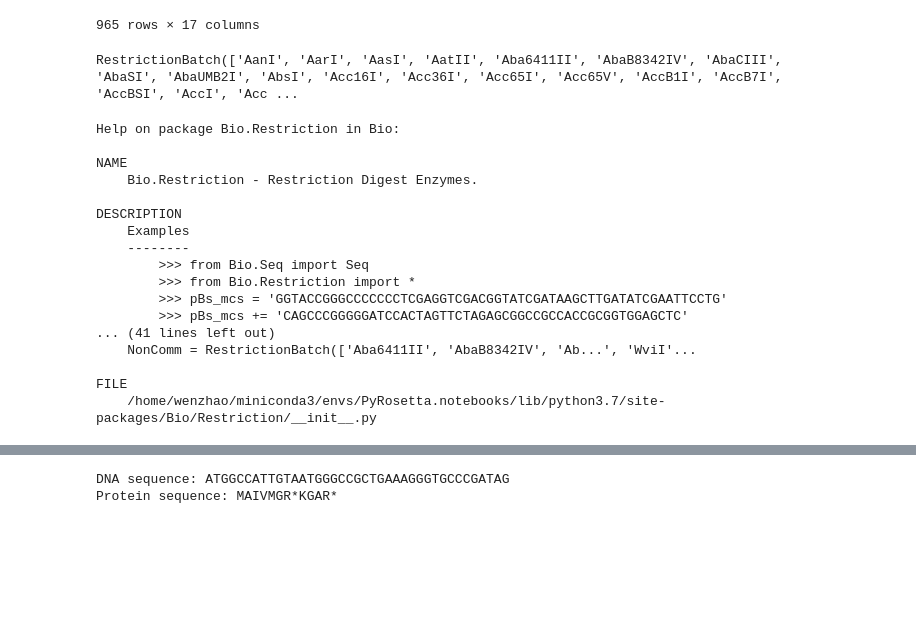
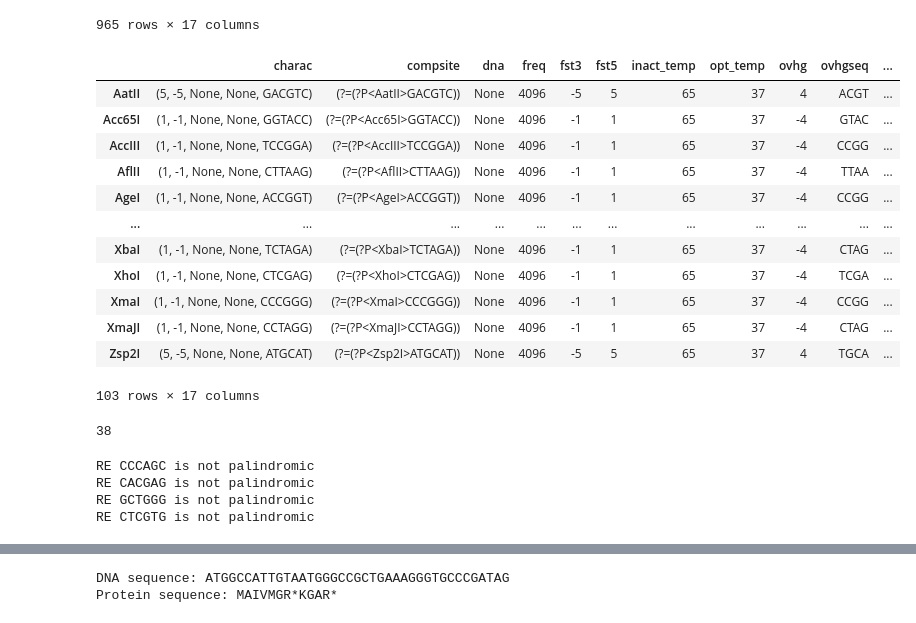
Before and after one commit to Wenzhao-protein/clone_repeat_protein, a Jupyter notebook: get_re_ dict/get_re_site.ipynb, the cells around one changed output, grey strips where cells are left out. Drawn from its saved outputs; the diff is of its cells as text; code cells hidden in the pictures; blank space fills up the shorter version.

```diff
--- a/get_re_ dict/get_re_site.ipynb
+++ b/get_re_ dict/get_re_site.ipynb
@@ -94,27 +93,46 @@ df
 | ZrmI | (3, -3, None, None, AGTACT) | (?=(?P<ZrmI>AGTACT)) | None | 4096 | -3 | 3 | 65 | 37 | 0 |  | ... |
 | Zsp2I | (5, -5, None, None, ATGCAT) | (?=(?P<Zsp2I>ATGCAT)) | None | 4096 | -5 | 5 | 65 | 37 | 4 | TGCA | ... |
 965 rows × 17 columns
-# %%
-Bio.Restriction.AllEnzymes
-# %% [output]
-RestrictionBatch(['AanI', 'AarI', 'AasI', 'AatII', 'Aba6411II', 'AbaB8342IV', 'AbaCIII', 'AbaSI', 'AbaUMB2I', 'AbsI', 'Acc16I', 'Acc36I', 'Acc65I', 'Acc65V', 'AccB1I', 'AccB7I', 'AccBSI', 'AccI', 'Acc ...
-# %%
-help(Bio.Restriction)
-# %% [output]
-Help on package Bio.Restriction in Bio:
-
-NAME
-    Bio.Restriction - Restriction Digest Enzymes.
-
-DESCRIPTION
-    Examples
-    --------
-        >>> from Bio.Seq import Seq
-        >>> from Bio.Restriction import *
-        >>> pBs_mcs = 'GGTACCGGGCCCCCCCTCGAGGTCGACGGTATCGATAAGCTTGATATCGAATTCCTG'
-        >>> pBs_mcs += 'CAGCCCGGGGGATCCACTAGTTCTAGAGCGGCCGCCACCGCGGTGGAGCTC'
-... (41 lines left out)
-    NonComm = RestrictionBatch(['Aba6411II', 'AbaB8342IV', 'Ab...', 'WviI'...
-
-FILE
-    /home/wenzhao/miniconda3/envs/PyRosetta.notebooks/lib/python3.7/site-packages/Bio/Restriction/__init__.py
+# %%
+df_sele = df[(df['size'] == 6) &
+             (df['suppl'].str.len() > 0) &
+             (df.site.str.match('^[ATCG]+$')) &
+             (df.ovhgseq.str.match('^[ATCG]+$')) &
+             (df.ovhg.isin([4,-4]))
+             ]
+df_sele
+# %% [output]
+|  | charac | compsite | dna | freq | fst3 | fst5 | inact_temp | opt_temp | ovhg | ovhgseq | ... |
+| AatII | (5, -5, None, None, GACGTC) | (?=(?P<AatII>GACGTC)) | None | 4096 | -5 | 5 | 65 | 37 | 4 | ACGT | ... |
+| Acc65I | (1, -1, None, None, GGTACC) | (?=(?P<Acc65I>GGTACC)) | None | 4096 | -1 | 1 | 65 | 37 | -4 | GTAC | ... |
+| AccIII | (1, -1, None, None, TCCGGA) | (?=(?P<AccIII>TCCGGA)) | None | 4096 | -1 | 1 | 65 | 37 | -4 | CCGG | ... |
+| AflII | (1, -1, None, None, CTTAAG) | (?=(?P<AflII>CTTAAG)) | None | 4096 | -1 | 1 | 65 | 37 | -4 | TTAA | ... |
+| AgeI | (1, -1, None, None, ACCGGT) | (?=(?P<AgeI>ACCGGT)) | None | 4096 | -1 | 1 | 65 | 37 | -4 | CCGG | ... |
+| ... | ... | ... | ... | ... | ... | ... | ... | ... | ... | ... | ... |
+| XbaI | (1, -1, None, None, TCTAGA) | (?=(?P<XbaI>TCTAGA)) | None | 4096 | -1 | 1 | 65 | 37 | -4 | CTAG | ... |
+| XhoI | (1, -1, None, None, CTCGAG) | (?=(?P<XhoI>CTCGAG)) | None | 4096 | -1 | 1 | 65 | 37 | -4 | TCGA | ... |
+| XmaI | (1, -1, None, None, CCCGGG) | (?=(?P<XmaI>CCCGGG)) | None | 4096 | -1 | 1 | 65 | 37 | -4 | CCGG | ... |
+| XmaJI | (1, -1, None, None, CCTAGG) | (?=(?P<XmaJI>CCTAGG)) | None | 4096 | -1 | 1 | 65 | 37 | -4 | CTAG | ... |
+| Zsp2I | (5, -5, None, None, ATGCAT) | (?=(?P<Zsp2I>ATGCAT)) | None | 4096 | -5 | 5 | 65 | 37 | 4 | TGCA | ... |
+103 rows × 17 columns
+# %%
+unique_RE_sites = list(df_sele.site.unique())
+
+unique_RE_sites_rc = [str(Seq(site).reverse_complement()) for site in unique_RE_sites]
+
+unique_RE_sites = list(set(unique_RE_sites + unique_RE_sites_rc))
+
+len(unique_RE_sites)
+# %% [output]
+38
+# %%
+for re in unique_RE_sites:
+    re_rc = str(Seq(re).reverse_complement())
+
+    if re != re_rc:
+        print(f"RE {re} is not palindromic")
+# %% [output]
+RE CCCAGC is not palindromic
+RE CACGAG is not palindromic
+RE GCTGGG is not palindromic
+RE CTCGTG is not palindromic
```
Also changed, not shown: parts of 47 cells of this notebook, 2 other files.
